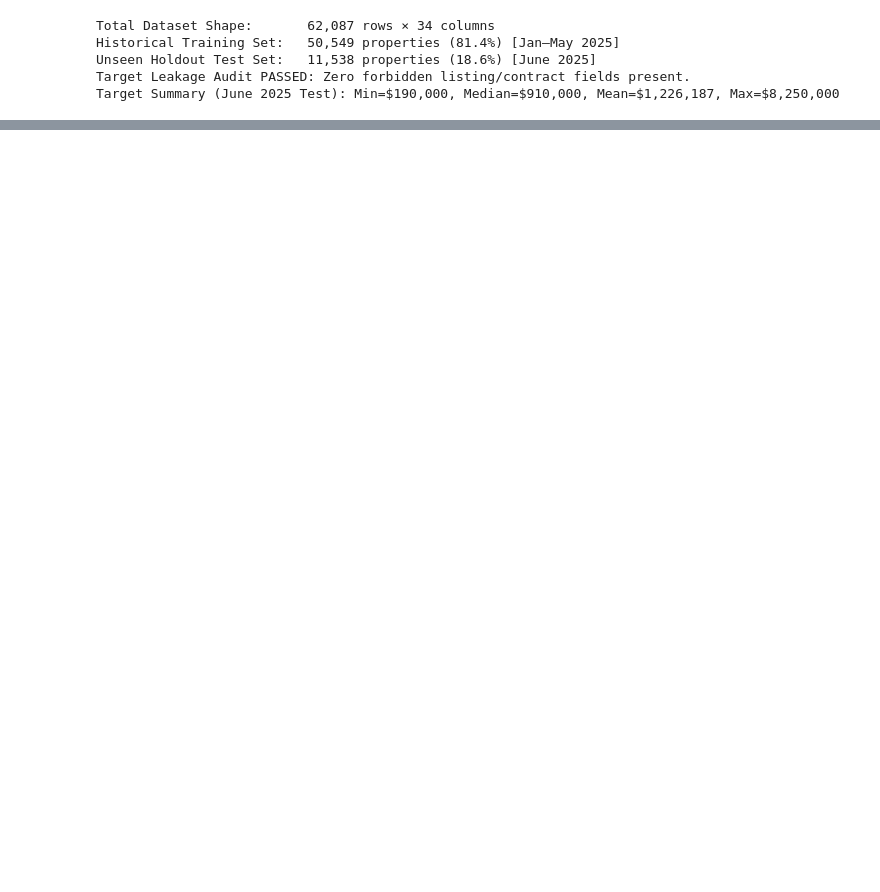
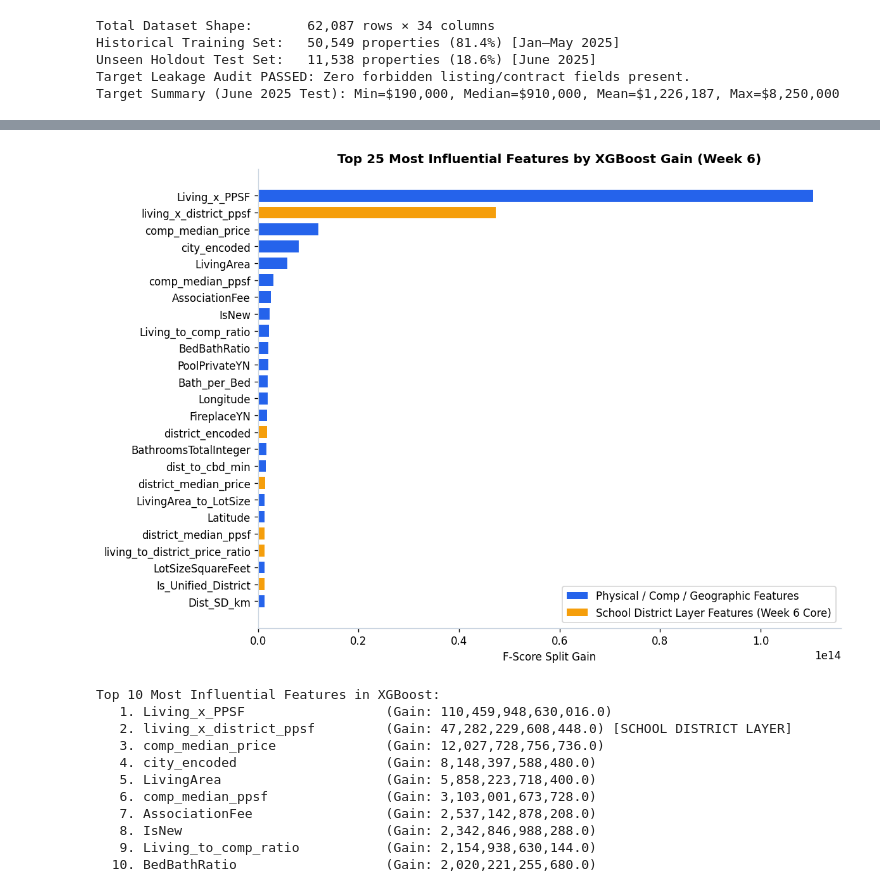
Before and after one commit to SteveWong-a/IDX-Exchange-Data-Science, a Jupyter notebook: 04_model_comparison.ipynb, the cells around one changed output, grey strips where cells are left out. Saved outputs shown, nothing was run; the diff lists cells and outputs as text; code cells hidden in the pictures; blank space fills up the shorter version.

```diff
--- a/04_model_comparison.ipynb
+++ b/04_model_comparison.ipynb
@@ -1118,0 +932,49 @@ All Week 5 objectives completed with zero target leakage. Ready for stakeholder
+# %%
+# 14. Feature Importance by Gain (XGBoost & LightGBM)
+xgb_gain = xgb_new.get_booster().get_score(importance_type='gain')
+importance_df = pd.DataFrame([
+    {'Feature': k, 'Gain': v} for k, v in xgb_gain.items()
+]).sort_values('Gain', ascending=False).reset_index(drop=True)
+
+# Highlight school district features
+importance_df['Is_School_Feature'] = importance_df['Feature'].apply(
+    lambda f: any(kw in f.lower() for kw in ['district', 'sed', 'elpct', 'enroll'])
+)
+
+top25 = importance_df.head(25)
+
+fig, ax = plt.subplots(figsize=(10, 7))
+colors = ['#f59e0b' if is_sch else '#2563eb' for is_sch in top25['Is_School_Feature']]
+bars = ax.barh(top25['Feature'][::-1], top25['Gain'][::-1], color=colors[::-1], height=0.7)
+
+ax.set_title("Top 25 Most Influential Features by XGBoost Gain (Week 6)", fontsize=12, fontweight='bold')
+ax.set_xlabel("F-Score Split Gain", fontsize=10)
+ax.spines[['top', 'right']].set_visible(False)
+
+# Custom legend
+from matplotlib.patches import Patch
+legend_elements = [
+    Patch(facecolor='#2563eb', label='Physical / Comp / Geographic Features'),
+    Patch(facecolor='#f59e0b', label='School District Layer Features (Week 6 Core)')
+]
+ax.legend(handles=legend_elements, loc='lower right', frameon=True)
+plt.tight_layout()
+plt.show()
+
+print("Top 10 Most Influential Features in XGBoost:")
+for idx, row in importance_df.head(10).iterrows():
+    tag = " [SCHOOL DISTRICT LAYER]" if row['Is_School_Feature'] else ""
+    print(f"  {idx+1:2d}. {row['Feature']:<30} (Gain: {row['Gain']:,.1f}){tag}")
+# %% [output]
+[figure, added]
+Top 10 Most Influential Features in XGBoost:
+   1. Living_x_PPSF                  (Gain: 110,459,948,630,016.0)
+   2. living_x_district_ppsf         (Gain: 47,282,229,608,448.0) [SCHOOL DISTRICT LAYER]
+   3. comp_median_price              (Gain: 12,027,728,756,736.0)
+   4. city_encoded                   (Gain: 8,148,397,588,480.0)
+   5. LivingArea                     (Gain: 5,858,223,718,400.0)
+   6. comp_median_ppsf               (Gain: 3,103,001,673,728.0)
+   7. AssociationFee                 (Gain: 2,537,142,878,208.0)
+   8. IsNew                          (Gain: 2,342,846,988,288.0)
+   9. Living_to_comp_ratio           (Gain: 2,154,938,630,144.0)
+  10. BedBathRatio                   (Gain: 2,020,221,255,680.0)
```
Also changed, not shown: parts of 58 cells of this notebook, 3 other files.
